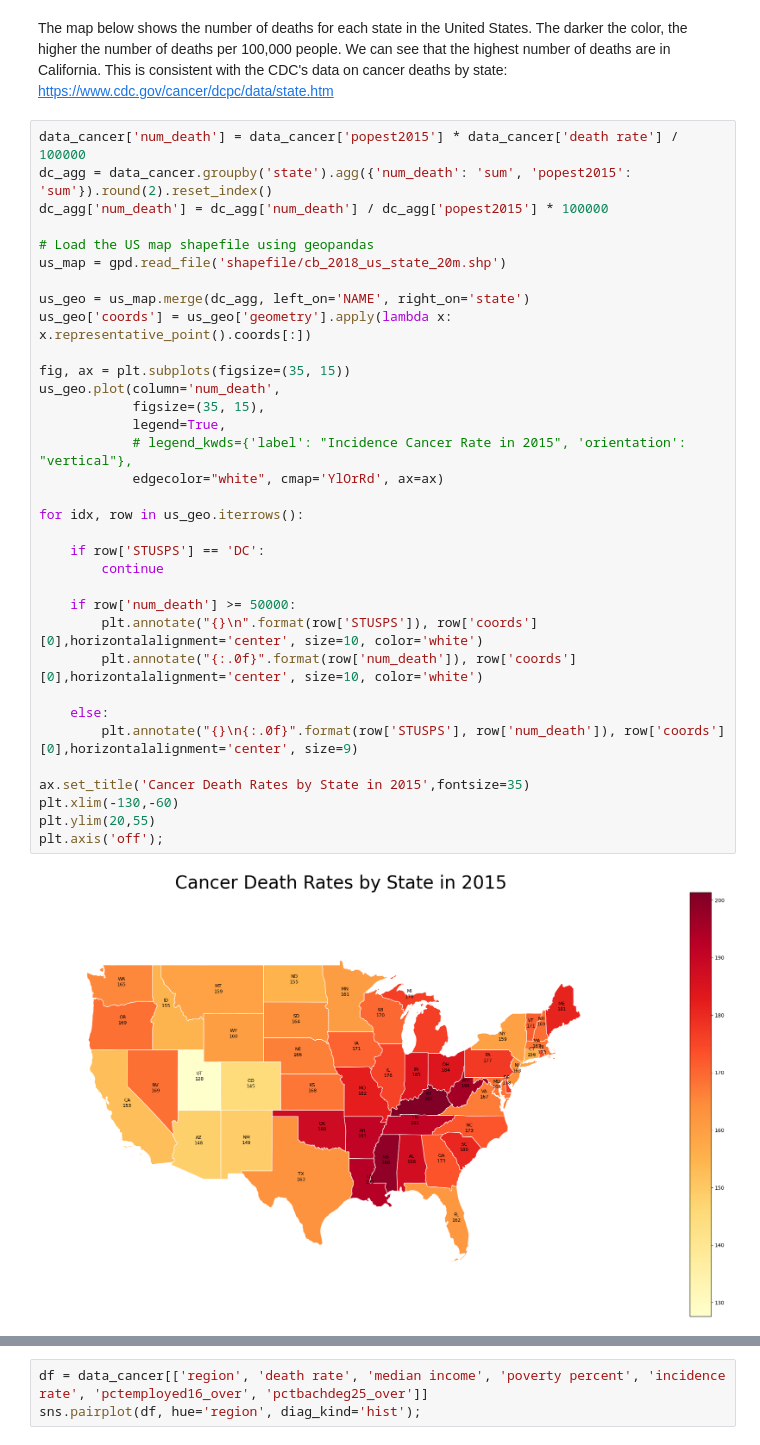
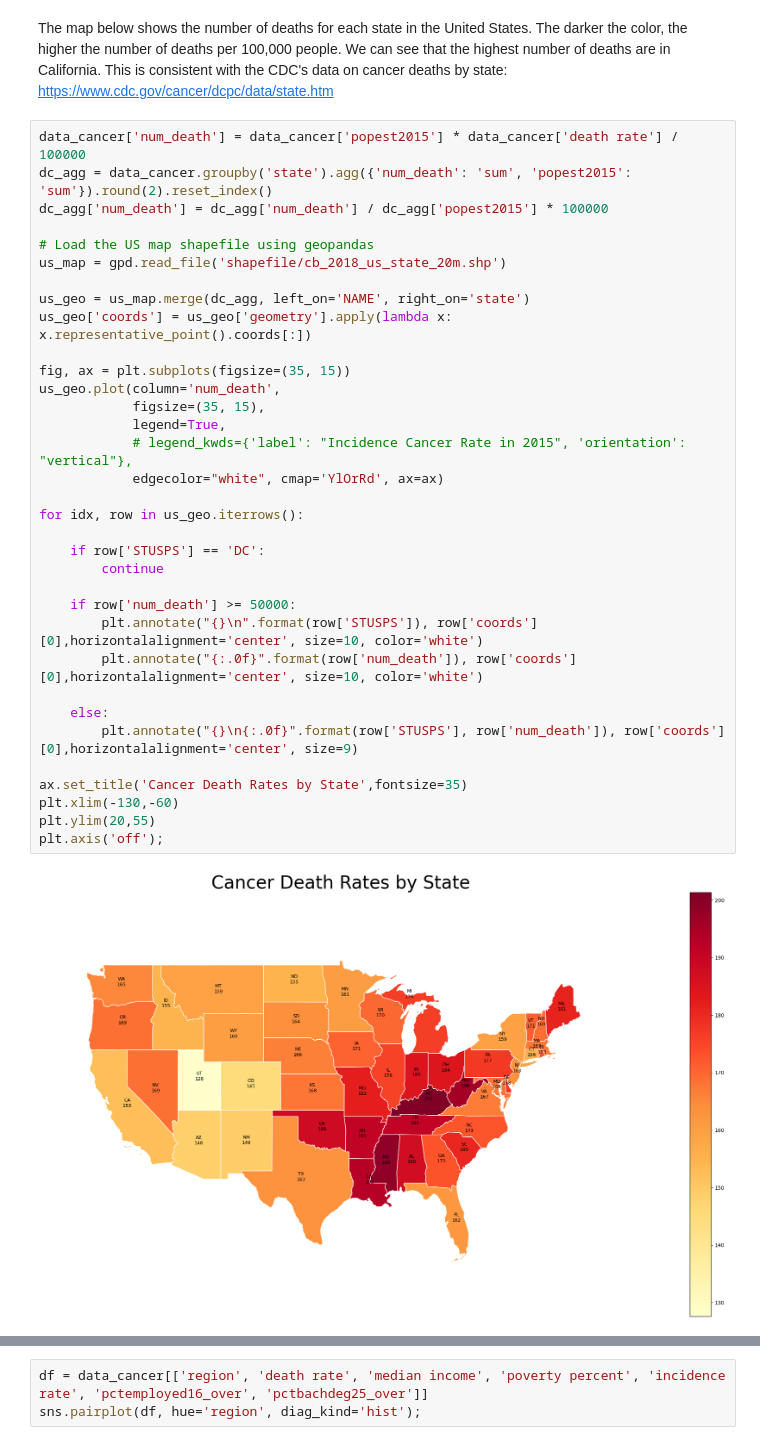
Before and after one commit to caseyhild/Data-Science-For-Cancer-Analysis, a Jupyter notebook: EDACheckpointGroup_Sp23_Casey_s_Group.ipynb, the cells around one changed output, grey strips where cells are left out. Cells and saved outputs as stored; diff of their text form.

```diff
--- a/EDACheckpointGroup_Sp23_Casey_s_Group.ipynb
+++ b/EDACheckpointGroup_Sp23_Casey_s_Group.ipynb
@@ -312,32 +305,32 @@ dc_agg['num_death'] = dc_agg['num_death'] / dc_agg['popest2015'] * 100000
 
 # Load the US map shapefile using geopandas
 us_map = gpd.read_file('shapefile/cb_2018_us_state_20m.shp')
 
 us_geo = us_map.merge(dc_agg, left_on='NAME', right_on='state')
 us_geo['coords'] = us_geo['geometry'].apply(lambda x: x.representative_point().coords[:])
 
 fig, ax = plt.subplots(figsize=(35, 15))
 us_geo.plot(column='num_death',
             figsize=(35, 15),
             legend=True,
             # legend_kwds={'label': "Incidence Cancer Rate in 2015", 'orientation': "vertical"},
             edgecolor="white", cmap='YlOrRd', ax=ax)
 
 for idx, row in us_geo.iterrows():
 
     if row['STUSPS'] == 'DC':
         continue
 
     if row['num_death'] >= 50000:
         plt.annotate("{}\n".format(row['STUSPS']), row['coords'][0],horizontalalignment='center', size=10, color='white')
         plt.annotate("{:.0f}".format(row['num_death']), row['coords'][0],horizontalalignment='center', size=10, color='white')
 
     else:
         plt.annotate("{}\n{:.0f}".format(row['STUSPS'], row['num_death']), row['coords'][0],horizontalalignment='center', size=9)
 
-ax.set_title('Cancer Death Rates by State in 2015',fontsize=35)
+ax.set_title('Cancer Death Rates by State',fontsize=35)
 plt.xlim(-130,-60)
 plt.ylim(20,55)
 plt.axis('off');
 # %% [output]
-[figure, old version]
+[figure, new version]
```
Also changed, not shown: parts of 14 cells of this notebook.
